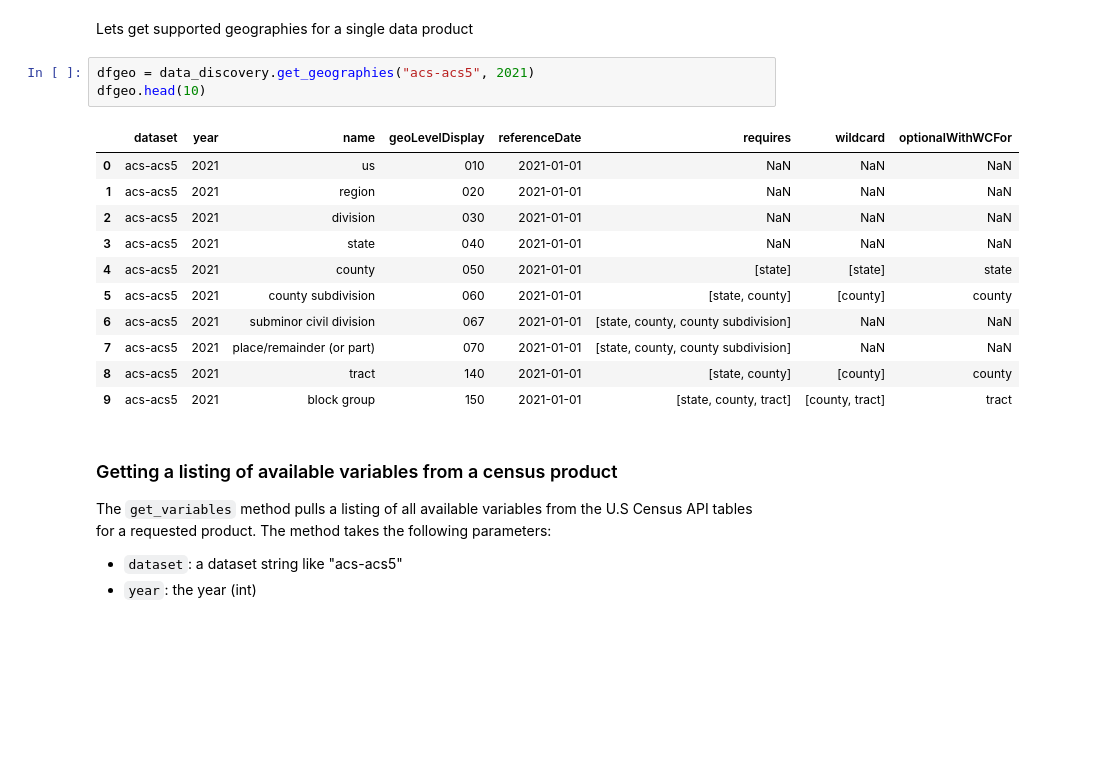
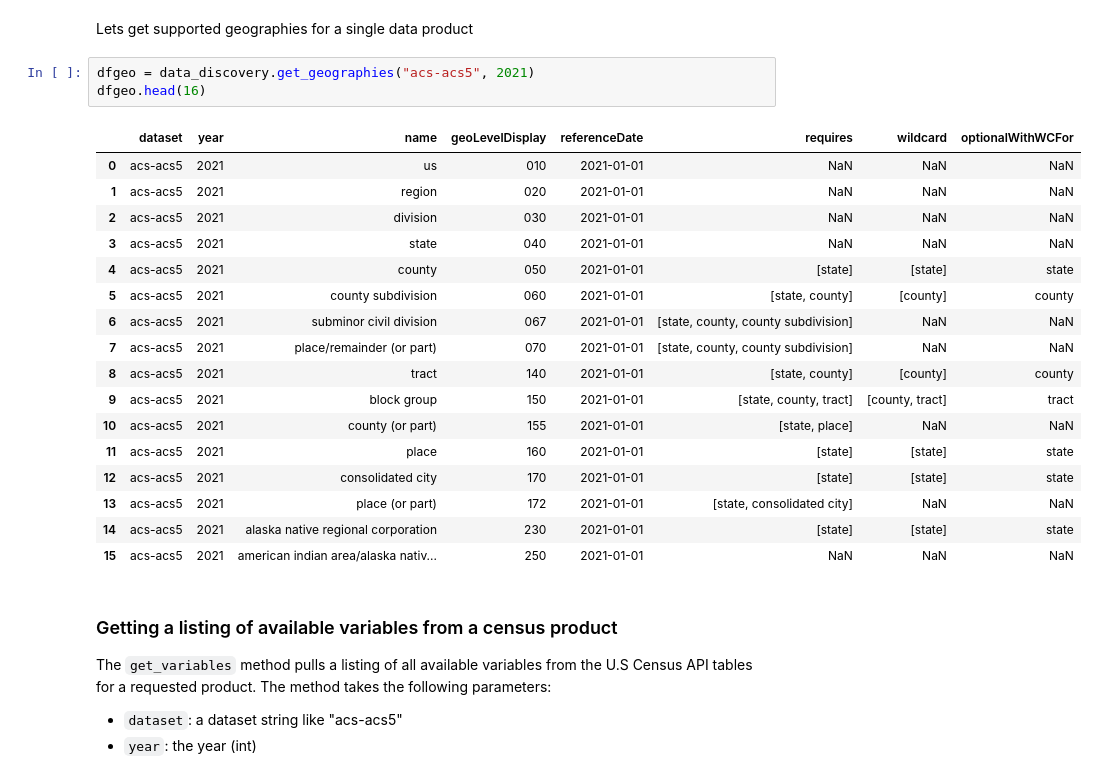
Before and after one commit to jlarsen-usgs/census-data-collector, a Jupyter notebook: examples/2 data discovery and custom defaults.ipynb, the cells around one changed output. Cells and saved outputs as stored; diff of their text form; blank space fills up the shorter version.

```diff
--- a/examples/2 data discovery and custom defaults.ipynb
+++ b/examples/2 data discovery and custom defaults.ipynb
@@ -69,19 +69,25 @@ The `get_geographies()` method queries the census API and returns to the user Ce
 Lets get supported geographies for a single data product
 # %%
 dfgeo = data_discovery.get_geographies("acs-acs5", 2021)
-dfgeo.head(10)
+dfgeo.head(16)
 # %% [output]
 |  | dataset | year | name | geoLevelDisplay | referenceDate | requires | wildcard | optionalWithWCFor |
 | 0 | acs-acs5 | 2021 | us | 010 | 2021-01-01 | NaN | NaN | NaN |
 | 1 | acs-acs5 | 2021 | region | 020 | 2021-01-01 | NaN | NaN | NaN |
 | 2 | acs-acs5 | 2021 | division | 030 | 2021-01-01 | NaN | NaN | NaN |
 | 3 | acs-acs5 | 2021 | state | 040 | 2021-01-01 | NaN | NaN | NaN |
 | 4 | acs-acs5 | 2021 | county | 050 | 2021-01-01 | [state] | [state] | state |
 | 5 | acs-acs5 | 2021 | county subdivision | 060 | 2021-01-01 | [state, county] | [county] | county |
 | 6 | acs-acs5 | 2021 | subminor civil division | 067 | 2021-01-01 | [state, county, county subdivision] | NaN | NaN |
 | 7 | acs-acs5 | 2021 | place/remainder (or part) | 070 | 2021-01-01 | [state, county, county subdivision] | NaN | NaN |
 | 8 | acs-acs5 | 2021 | tract | 140 | 2021-01-01 | [state, county] | [county] | county |
 | 9 | acs-acs5 | 2021 | block group | 150 | 2021-01-01 | [state, county, tract] | [county, tract] | tract |
+| 10 | acs-acs5 | 2021 | county (or part) | 155 | 2021-01-01 | [state, place] | NaN | NaN |
+| 11 | acs-acs5 | 2021 | place | 160 | 2021-01-01 | [state] | [state] | state |
+| 12 | acs-acs5 | 2021 | consolidated city | 170 | 2021-01-01 | [state] | [state] | state |
+| 13 | acs-acs5 | 2021 | place (or part) | 172 | 2021-01-01 | [state, consolidated city] | NaN | NaN |
+| 14 | acs-acs5 | 2021 | alaska native regional corporation | 230 | 2021-01-01 | [state] | [state] | state |
+| 15 | acs-acs5 | 2021 | american indian area/alaska nativ... | 250 | 2021-01-01 | NaN | NaN | NaN |
 # %% [markdown]
 ### Getting a listing of available variables from a census product
 
```
Also changed, not shown: parts of 1 cell of this notebook, 6 other files.
